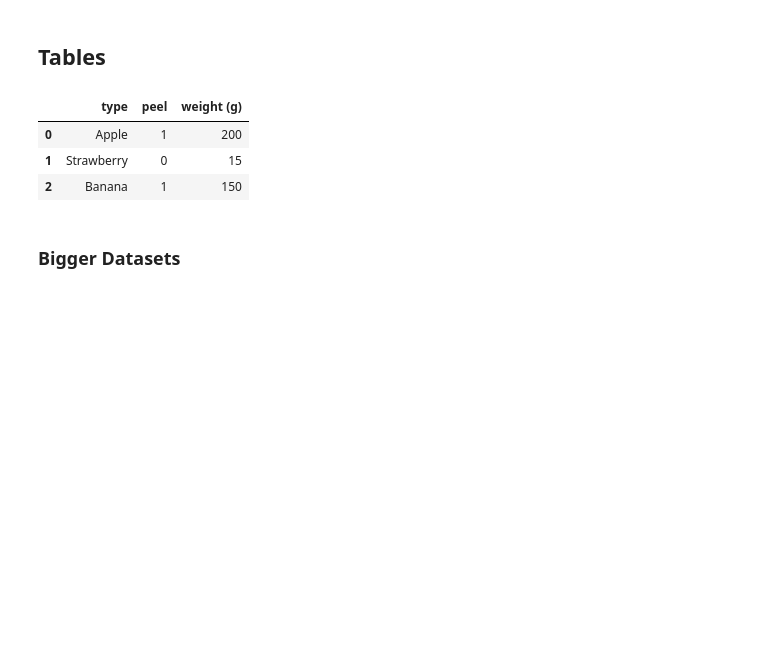
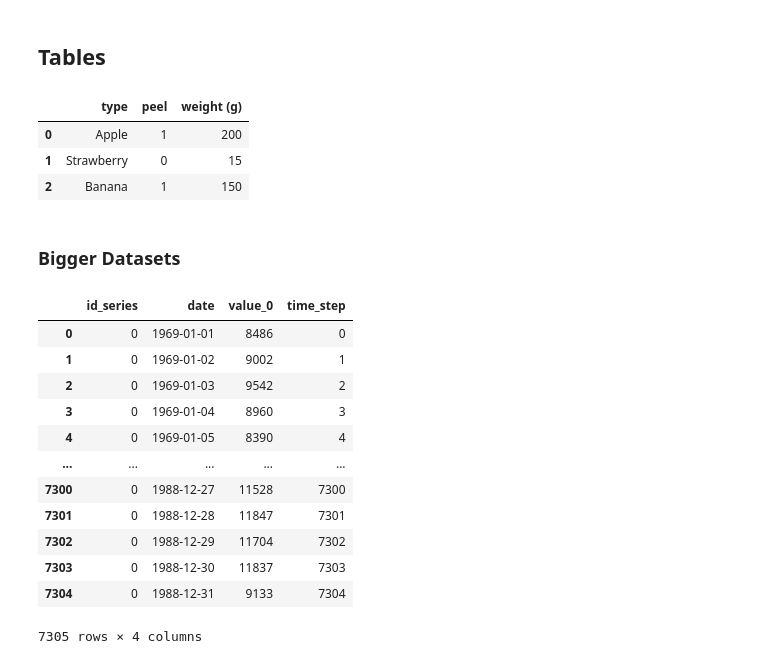
Before and after one commit to JorgeAcebes/statistics-and-ml-playground, a Jupyter notebook: 1_practical_statistics/class_1.ipynb, the cells around one changed output. Saved outputs shown, nothing was run; the diff lists cells and outputs as text; code cells hidden in the pictures; blank space fills up the shorter version.

```diff
--- a/1_practical_statistics/class_1.ipynb
+++ b/1_practical_statistics/class_1.ipynb
@@ -27,3 +29,22 @@ pd_fruits
 ### Bigger Datasets
 # %%
 from sklearn.datasets import fetch_openml
+
+# Beer
+births = fetch_openml('US-Births', as_frame=True)
+df_births = pd.DataFrame(data=births['data'])
+df_births
+# %% [output]
+|  | id_series | date | value_0 | time_step |
+| 0 | 0 | 1969-01-01 | 8486 | 0 |
+| 1 | 0 | 1969-01-02 | 9002 | 1 |
+| 2 | 0 | 1969-01-03 | 9542 | 2 |
+| 3 | 0 | 1969-01-04 | 8960 | 3 |
+| 4 | 0 | 1969-01-05 | 8390 | 4 |
+| ... | ... | ... | ... | ... |
+| 7300 | 0 | 1988-12-27 | 11528 | 7300 |
+| 7301 | 0 | 1988-12-28 | 11847 | 7301 |
+| 7302 | 0 | 1988-12-29 | 11704 | 7302 |
+| 7303 | 0 | 1988-12-30 | 11837 | 7303 |
+| 7304 | 0 | 1988-12-31 | 9133 | 7304 |
+7305 rows × 4 columns
```
Also changed, not shown: parts of 10 cells of this notebook.
